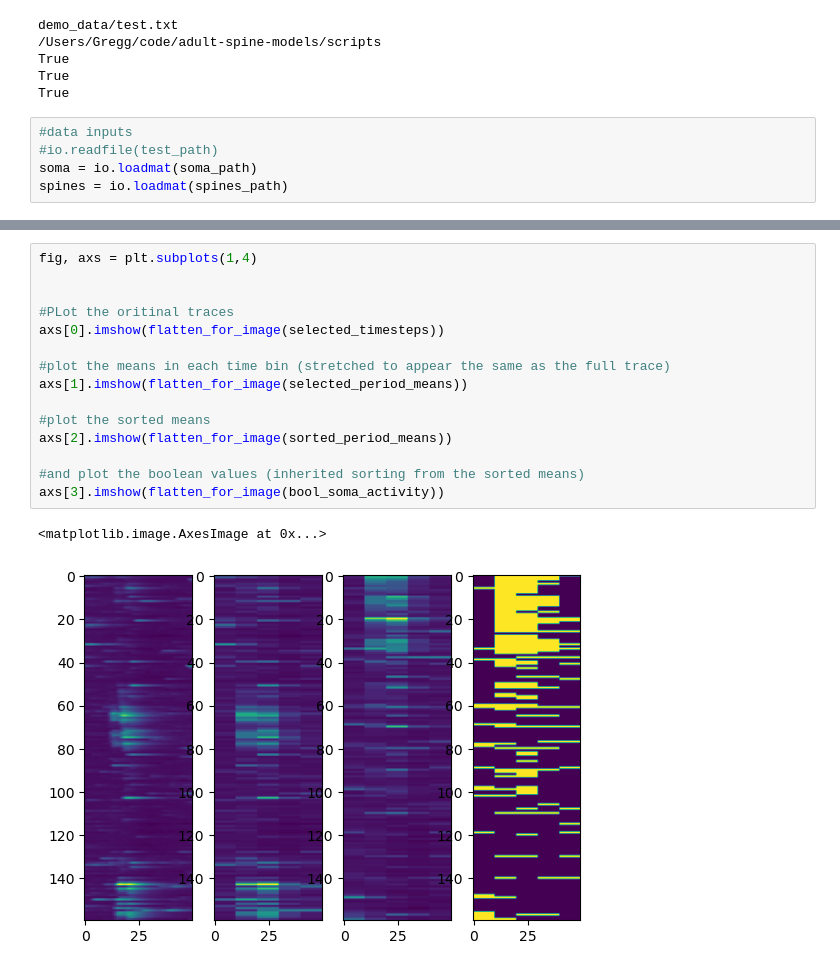
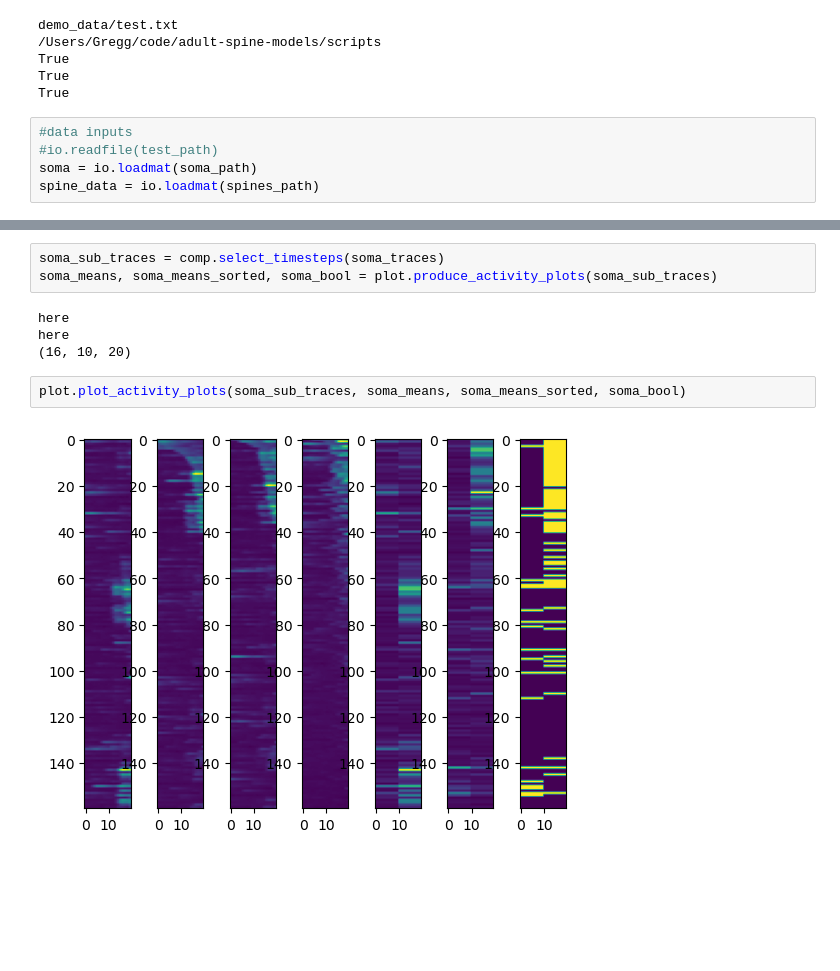
Before and after one commit to GreggHeller1/adult-spine-models, a Jupyter notebook: scripts/notebook.ipynb, the cells around one changed output, grey strips where cells are left out. Cells and saved outputs as stored; diff of their text form; blank space fills up the shorter version.

```diff
--- a/scripts/notebook.ipynb
+++ b/scripts/notebook.ipynb
@@ -58,6 +58,6 @@ True
 #data inputs
 #io.readfile(test_path)
 soma = io.loadmat(soma_path)
-spines = io.loadmat(spines_path)
+spine_data = io.loadmat(spines_path)
 # %%
 #data manipulation
@@ -287,18 +109,11 @@ axs[1].imshow(flatten_for_image(selected_timesteps))
+# %%
+soma_sub_traces = comp.select_timesteps(soma_traces)
+soma_means, soma_means_sorted, soma_bool = plot.produce_activity_plots(soma_sub_traces)
+# %% [output]
+here
+here
+(16, 10, 20)
 # %%
-fig, axs = plt.subplots(1,4)
-
-
-#PLot the oritinal traces
-axs[0].imshow(flatten_for_image(selected_timesteps))
-
-#plot the means in each time bin (stretched to appear the same as the full trace)
-axs[1].imshow(flatten_for_image(selected_period_means))
-
-#plot the sorted means
-axs[2].imshow(flatten_for_image(sorted_period_means))
-
-#and plot the boolean values (inherited sorting from the sorted means)
-axs[3].imshow(flatten_for_image(bool_soma_activity))
+plot.plot_activity_plots(soma_sub_traces, soma_means, soma_means_sorted, soma_bool)
 # %% [output]
-<matplotlib.image.AxesImage at 0x...>
-[figure, old version]
+[figure, new version]
```
Also changed, not shown: parts of 18 cells of this notebook, 4 other files.
